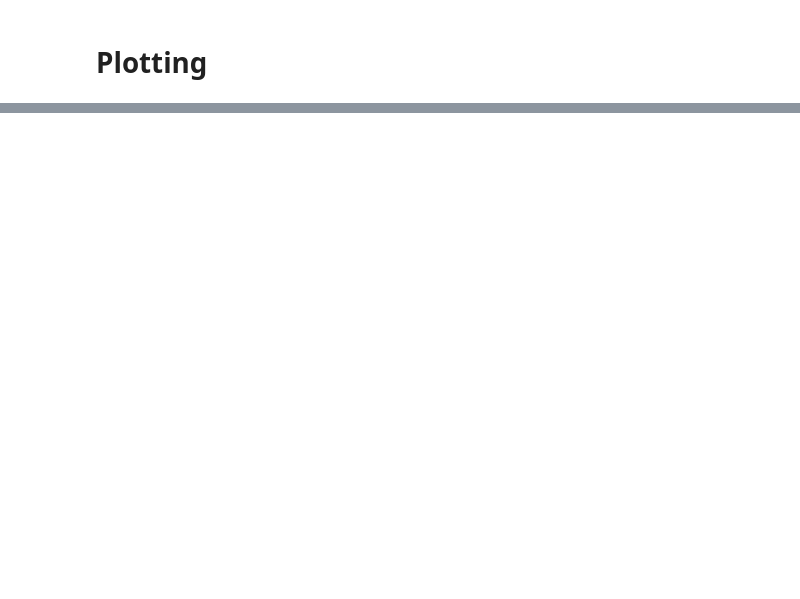
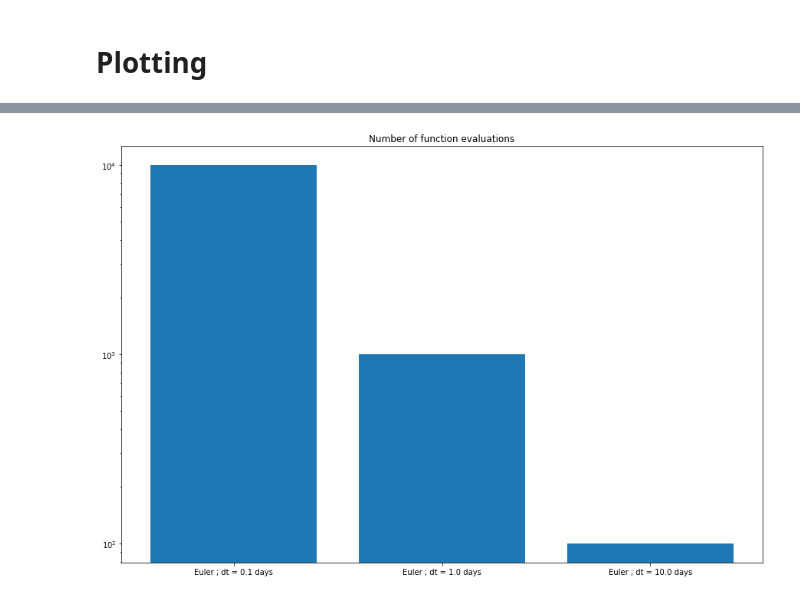
Before and after one commit to PaulCalot/MAP551, a Jupyter notebook: projet/python-galaxy/solar.ipynb, the cells around one changed output, grey strips where cells are left out. Saved outputs shown, nothing was run; the diff lists cells and outputs as text; code cells hidden in the pictures; blank space fills up the shorter version.

Commit message:
Added count of fn eval + plotting and saving options

```diff
--- a/projet/python-galaxy/solar.ipynb
+++ b/projet/python-galaxy/solar.ipynb
@@ -187,0 +165,4 @@ plotter.plot_energy(sum_energy = True)
+# %%
+plotter.plot_fn_eval(use_log_axis = True)
+# %% [output]
+[figure, added]
```
Also changed, not shown: parts of 8 cells of this notebook, 10 other files.
